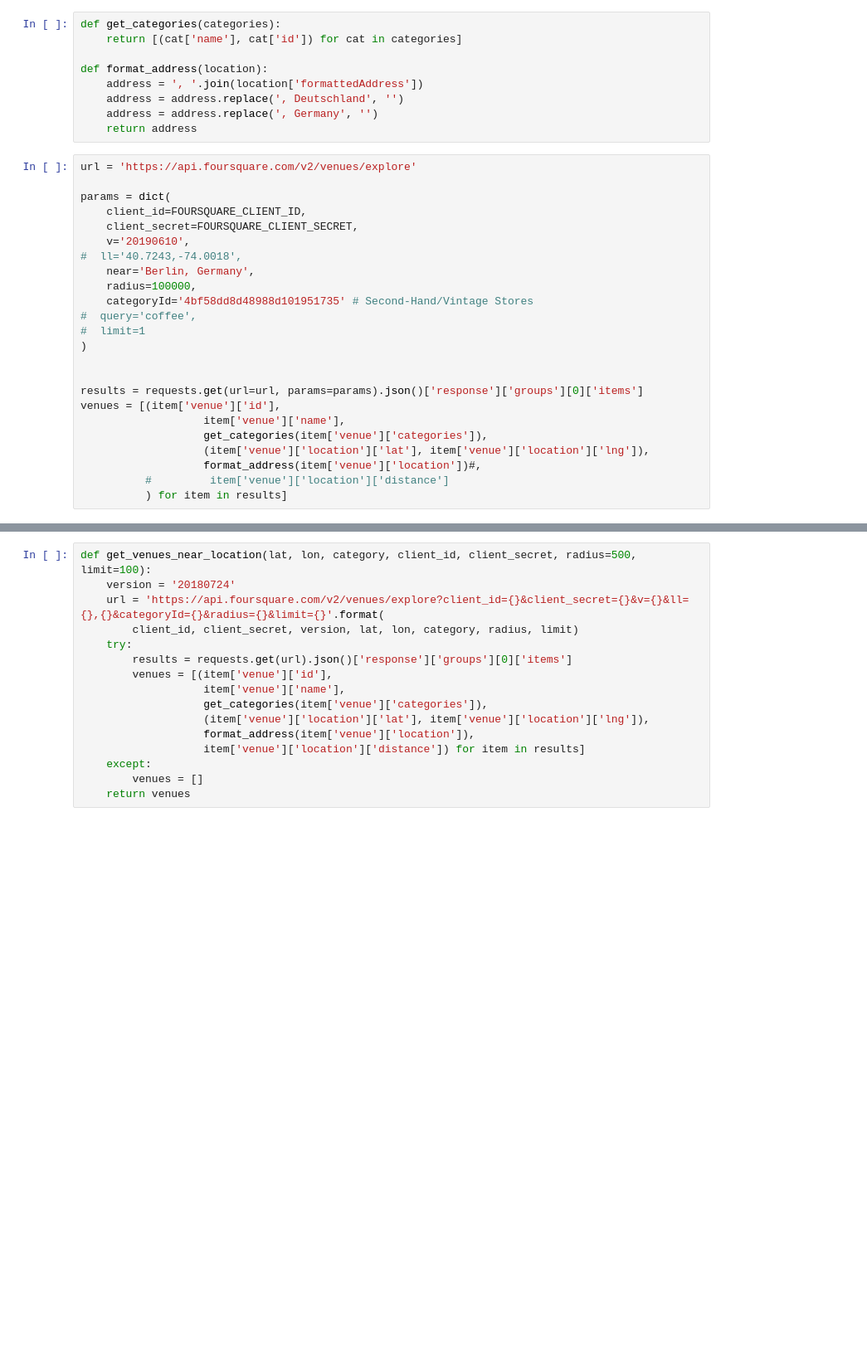
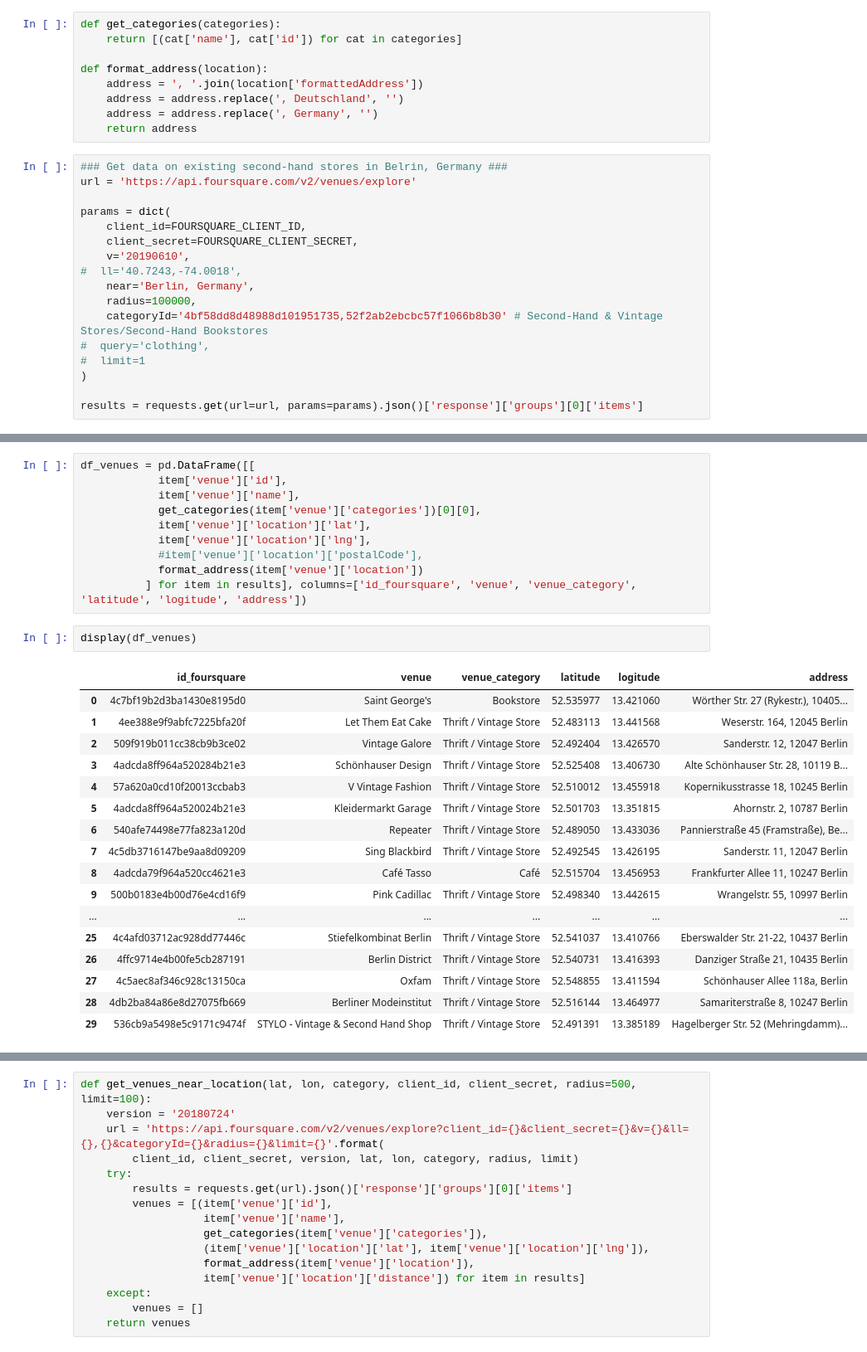
Before and after one commit to jequ/Coursera_Capstone, a Jupyter notebook: capstone_project.ipynb, the cells around one changed output, grey strips where cells are left out. Shown at 83% size. Cells and saved outputs as stored; diff of their text form; blank space fills up the shorter version.

```diff
--- a/capstone_project.ipynb
+++ b/capstone_project.ipynb
@@ -53,6 +60,7 @@ def format_address(location):
     address = address.replace(', Germany', '')
     return address
 # %%
+### Get data on existing second-hand stores in Belrin, Germany ###
 url = 'https://api.foursquare.com/v2/venues/explore'
 
 params = dict(
@@ -62,18 +70,10 @@ params = dict(
 #  ll='40.7243,-74.0018',
     near='Berlin, Germany',
     radius=100000,
-    categoryId='4bf58dd8d48988d101951735' # Second-Hand/Vintage Stores
-#  query='coffee',
+    categoryId='4bf58dd8d48988d101951735,52f2ab2ebcbc57f1066b8b30' # Second-Hand & Vintage Stores/Second-Hand Bookstores
+#  query='clothing',
 #  limit=1
 )
 
-
 results = requests.get(url=url, params=params).json()['response']['groups'][0]['items']
-venues = [(item['venue']['id'],
-                   item['venue']['name'],
-                   get_categories(item['venue']['categories']),
-                   (item['venue']['location']['lat'], item['venue']['location']['lng']),
-                   format_address(item['venue']['location'])#,
-          #         item['venue']['location']['distance']
-          ) for item in results]
 # %%
@@ -98,0 +99,30 @@ display(venues)
+# %%
+df_venues = pd.DataFrame([[
+            item['venue']['id'],
+            item['venue']['name'],
+            get_categories(item['venue']['categories'])[0][0],
+            item['venue']['location']['lat'],
+            item['venue']['location']['lng'],
+            #item['venue']['location']['postalCode'],
+            format_address(item['venue']['location'])
+          ] for item in results], columns=['id_foursquare', 'venue', 'venue_category', 'latitude', 'logitude', 'address'])
+# %%
+display(df_venues)
+# %% [output]
+|  | id_foursquare | venue | venue_category | latitude | logitude | address |
+| 0 | 4c7bf19b2d3ba1430e8195d0 | Saint George's | Bookstore | 52.535977 | 13.421060 | Wörther Str. 27 (Rykestr.), 10405... |
+| 1 | 4ee388e9f9abfc7225bfa20f | Let Them Eat Cake | Thrift / Vintage Store | 52.483113 | 13.441568 | Weserstr. 164, 12045 Berlin |
+| 2 | 509f919b011cc38cb9b3ce02 | Vintage Galore | Thrift / Vintage Store | 52.492404 | 13.426570 | Sanderstr. 12, 12047 Berlin |
+| 3 | 4adcda8ff964a520284b21e3 | Schönhauser Design | Thrift / Vintage Store | 52.525408 | 13.406730 | Alte Schönhauser Str. 28, 10119 B... |
+| 4 | 57a620a0cd10f20013ccbab3 | V Vintage Fashion | Thrift / Vintage Store | 52.510012 | 13.455918 | Kopernikusstrasse 18, 10245 Berlin |
+| 5 | 4adcda8ff964a520024b21e3 | Kleidermarkt Garage | Thrift / Vintage Store | 52.501703 | 13.351815 | Ahornstr. 2, 10787 Berlin |
+| 6 | 540afe74498e77fa823a120d | Repeater | Thrift / Vintage Store | 52.489050 | 13.433036 | Pannierstraße 45 (Framstraße), Be... |
+| 7 | 4c5db3716147be9aa8d09209 | Sing Blackbird | Thrift / Vintage Store | 52.492545 | 13.426195 | Sanderstr. 11, 12047 Berlin |
+| 8 | 4adcda79f964a520cc4621e3 | Café Tasso | Café | 52.515704 | 13.456953 | Frankfurter Allee 11, 10247 Berlin |
+| 9 | 500b0183e4b00d76e4cd16f9 | Pink Cadillac | Thrift / Vintage Store | 52.498340 | 13.442615 | Wrangelstr. 55, 10997 Berlin |
+| ... | ... | ... | ... | ... | ... | ... |
+| 25 | 4c4afd03712ac928dd77446c | Stiefelkombinat Berlin | Thrift / Vintage Store | 52.541037 | 13.410766 | Eberswalder Str. 21-22, 10437 Berlin |
+| 26 | 4ffc9714e4b00fe5cb287191 | Berlin District | Thrift / Vintage Store | 52.540731 | 13.416393 | Danziger Straße 21, 10435 Berlin |
+| 27 | 4c5aec8af346c928c13150ca | Oxfam | Thrift / Vintage Store | 52.548855 | 13.411594 | Schönhauser Allee 118a, Berlin |
+| 28 | 4db2ba84a86e8d27075fb669 | Berliner Modeinstitut | Thrift / Vintage Store | 52.516144 | 13.464977 | Samariterstraße 8, 10247 Berlin |
+| 29 | 536cb9a5498e5c9171c9474f | STYLO - Vintage & Second Hand Shop | Thrift / Vintage Store | 52.491391 | 13.385189 | Hagelberger Str. 52 (Mehringdamm)... |
```
Also changed, not shown: parts of 8 cells of this notebook.
